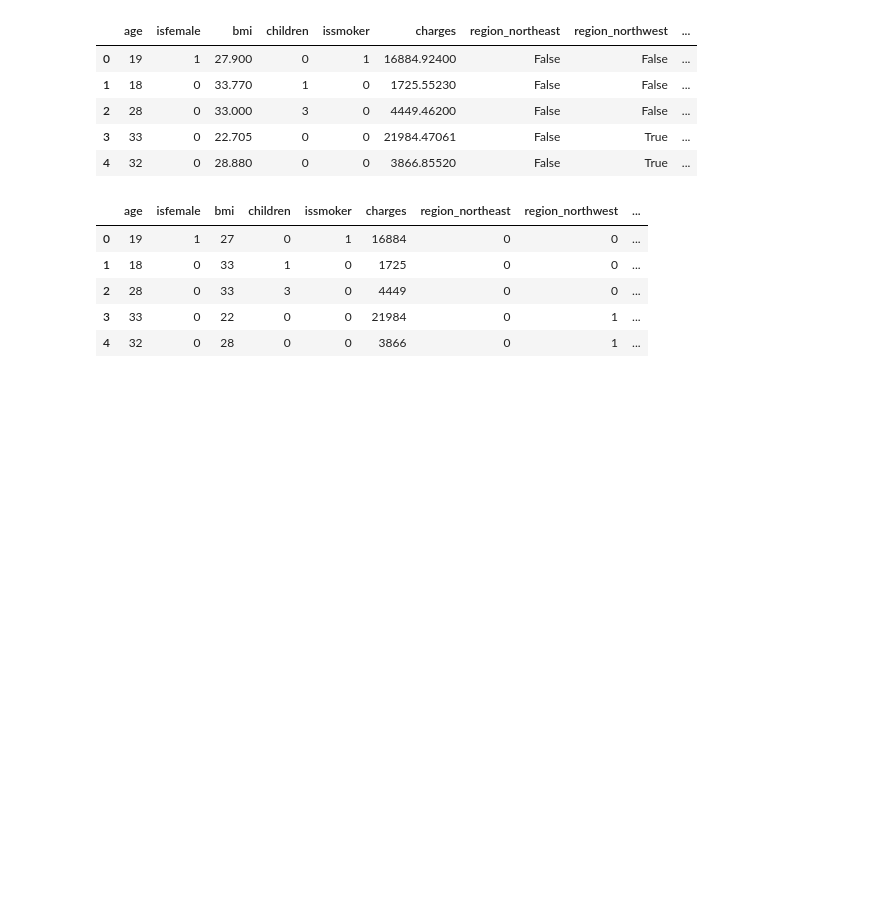
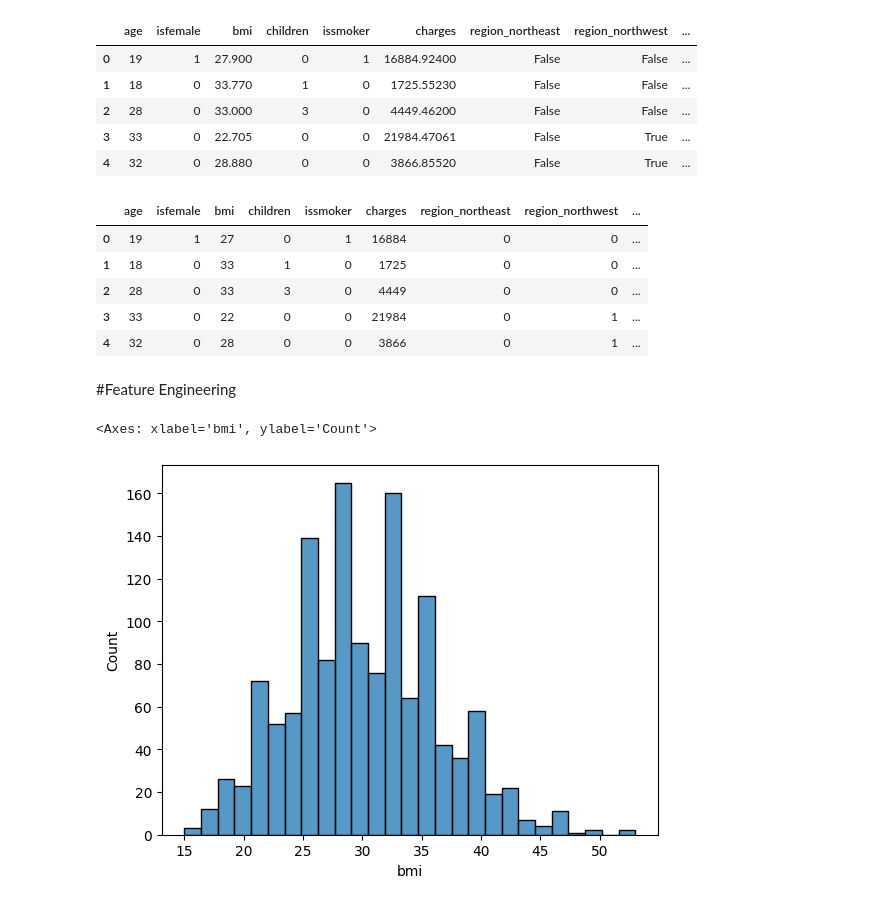
Before and after one commit to Deep-pdf/training_LLM, a Jupyter notebook: Project1(AI_ML).ipynb, the cells around one changed output. Drawn from its saved outputs; the diff is of its cells as text; code cells hidden in the pictures; blank space fills up the shorter version.

Commit message:
feature engineering

```diff
--- a/Project1(AI_ML).ipynb
+++ b/Project1(AI_ML).ipynb
@@ -232,3 +234,10 @@ df2.head()
 | 2 | 28 | 0 | 33 | 3 | 0 | 4449 | 0 | 0 | ... |
 | 3 | 33 | 0 | 22 | 0 | 0 | 21984 | 0 | 1 | ... |
 | 4 | 32 | 0 | 28 | 0 | 0 | 3866 | 0 | 1 | ... |
+# %% [markdown]
+#Feature Engineering
+# %%
+sns.histplot(df2['bmi'])
+# %% [output]
+<Axes: xlabel='bmi', ylabel='Count'>
+[figure, added]
```
Also changed, not shown: parts of 10 cells of this notebook.
